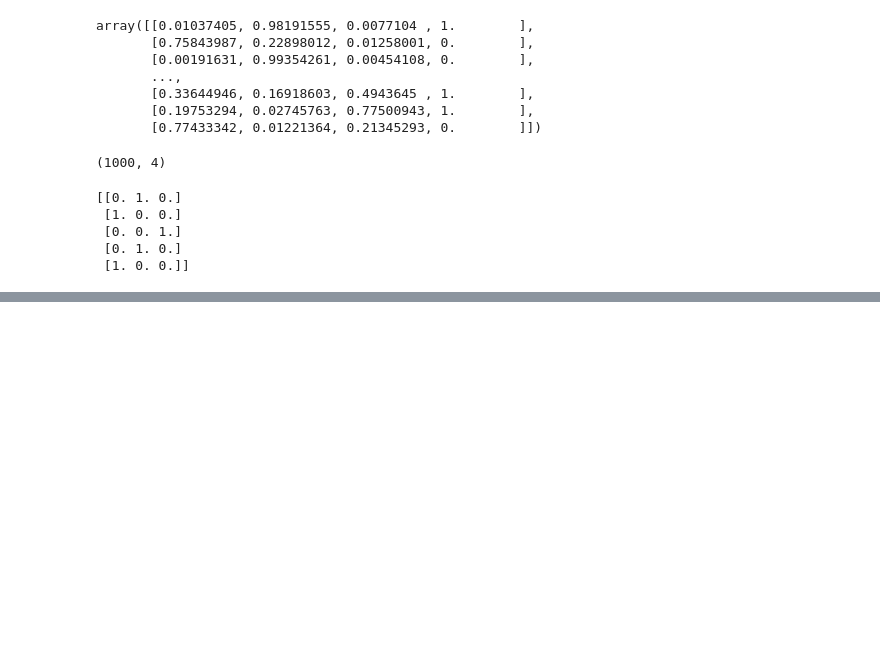
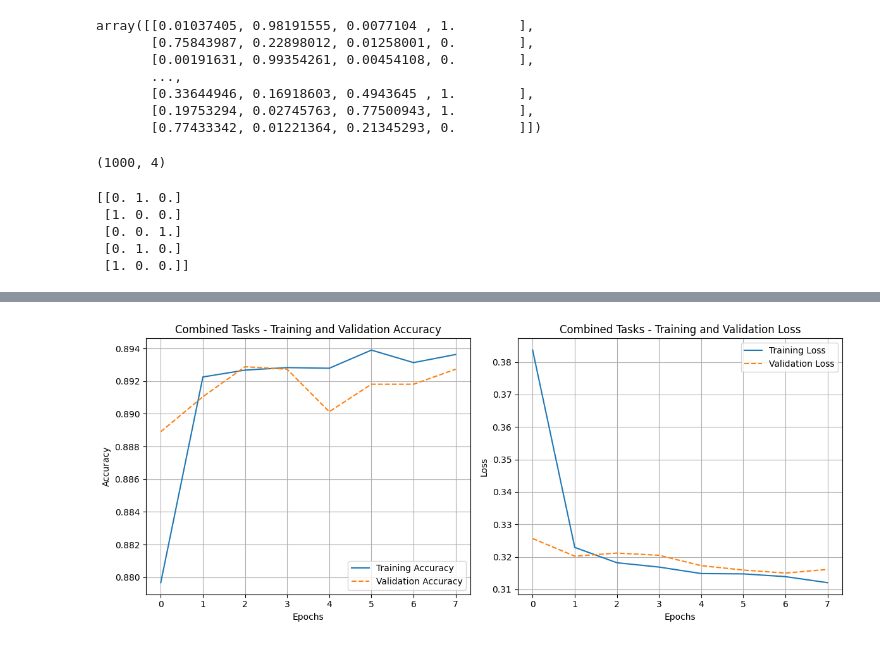
Before and after one commit to ssoulis/My_Thesis, a Jupyter notebook: NLI/Hybrid_Ensemble/ensemble-hybrid-stacking-bma-mv.ipynb, the cells around one changed output, grey strips where cells are left out. Cells and saved outputs as stored; diff of their text form; code cells hidden in the pictures; blank space fills up the shorter version.

```diff
--- a/NLI/Hybrid_Ensemble/ensemble-hybrid-stacking-bma-mv.ipynb
+++ b/NLI/Hybrid_Ensemble/ensemble-hybrid-stacking-bma-mv.ipynb
@@ -785,0 +791,5 @@ Test accuracy on Combined tasks: 0.8927314281463623
+# %%
+# ANLI Round 3
+plot_training_history(history_combined, title_prefix="Combined Tasks")
+# %% [output]
+[figure, added]
```
Also changed, not shown: parts of 14 cells of this notebook, 1 other file.
